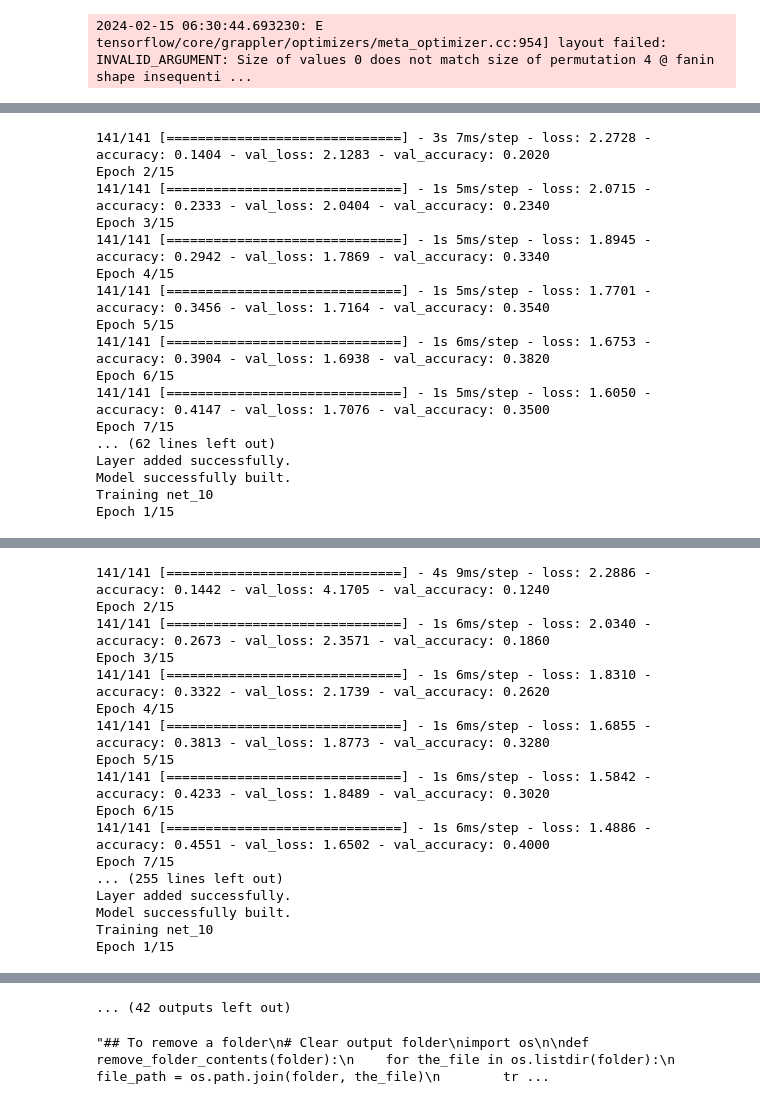
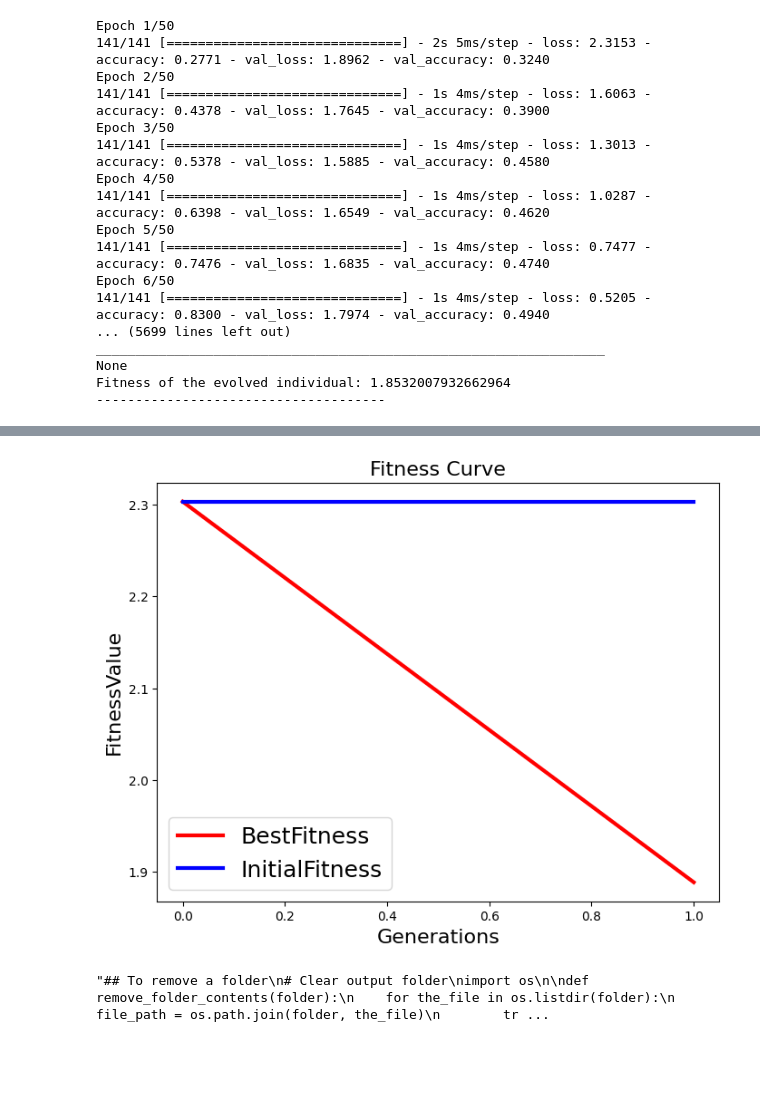
Before and after one commit to DevaSunder/Coding-works, a Jupyter notebook: vgg-1-trail-run.ipynb, the cells around one changed output, grey strips where cells are left out. Cells and saved outputs as stored; diff of their text form; code cells hidden in the pictures; blank space fills up the shorter version.

```diff
--- a/vgg-1-trail-run.ipynb
+++ b/vgg-1-trail-run.ipynb
@@ -1038,7 +1043,7 @@ def main():
         #batch_size = batch_size * strategy.num_replicas_in_sync
         batch_size = 32                       # the number of training examples in one forward/backward pass
         num_classes = 10                        # number of cifar-10 dataset classes
-        epochs =15                # number of forward and backward passes of all the training examples
+        epochs =50              # number of forward and backward passes of all the training examples
 
         '''
             dataset contains the hyper parameters for loading data and the dataset:
@@ -1062,7 +1067,7 @@ def main():
         optCNN = genetic_algorithm(num_population, num_generation, num_offspring, dataset)
 
         # plot the training and validation loss and accuracy
-        num_epoch = 15
+        num_epoch = 50
         model = optCNN.build_model()
         model.compile(optimizer='rmsprop', loss='categorical_crossentropy', metrics=['accuracy'])
         history = model.fit(dataset['x_train'],
@@ -1133 +1138,17 @@ Epoch 1/15
-2024-02-15 06:30:44.693230: E tensorflow/core/grappler/optimizers/meta_optimizer.cc:954] layout failed: INVALID_ARGUMENT: Size of values 0 does not match size of permutation 4 @ fanin shape insequenti ...
+Epoch 1/50
+141/141 [==============================] - 2s 5ms/step - loss: 2.3153 - accuracy: 0.2771 - val_loss: 1.8962 - val_accuracy: 0.3240
+Epoch 2/50
+141/141 [==============================] - 1s 4ms/step - loss: 1.6063 - accuracy: 0.4378 - val_loss: 1.7645 - val_accuracy: 0.3900
+Epoch 3/50
+141/141 [==============================] - 1s 4ms/step - loss: 1.3013 - accuracy: 0.5378 - val_loss: 1.5885 - val_accuracy: 0.4580
+Epoch 4/50
+141/141 [==============================] - 1s 4ms/step - loss: 1.0287 - accuracy: 0.6398 - val_loss: 1.6549 - val_accuracy: 0.4620
+Epoch 5/50
+141/141 [==============================] - 1s 4ms/step - loss: 0.7477 - accuracy: 0.7476 - val_loss: 1.6835 - val_accuracy: 0.4740
+Epoch 6/50
+141/141 [==============================] - 1s 4ms/step - loss: 0.5205 - accuracy: 0.8300 - val_loss: 1.7974 - val_accuracy: 0.4940
+... (5699 lines left out)
+_________________________________________________________________
+None
+Fitness of the evolved individual: 1.8532007932662964
+-------------------------------------
@@ -1187,17 +1154,0 @@ Epoch 1/15
-141/141 [==============================] - 3s 7ms/step - loss: 2.2728 - accuracy: 0.1404 - val_loss: 2.1283 - val_accuracy: 0.2020
-Epoch 2/15
-141/141 [==============================] - 1s 5ms/step - loss: 2.0715 - accuracy: 0.2333 - val_loss: 2.0404 - val_accuracy: 0.2340
-Epoch 3/15
-141/141 [==============================] - 1s 5ms/step - loss: 1.8945 - accuracy: 0.2942 - val_loss: 1.7869 - val_accuracy: 0.3340
-Epoch 4/15
-141/141 [==============================] - 1s 5ms/step - loss: 1.7701 - accuracy: 0.3456 - val_loss: 1.7164 - val_accuracy: 0.3540
-Epoch 5/15
-141/141 [==============================] - 1s 6ms/step - loss: 1.6753 - accuracy: 0.3904 - val_loss: 1.6938 - val_accuracy: 0.3820
-Epoch 6/15
-141/141 [==============================] - 1s 5ms/step - loss: 1.6050 - accuracy: 0.4147 - val_loss: 1.7076 - val_accuracy: 0.3500
-Epoch 7/15
-... (62 lines left out)
-Layer added successfully.
-Model successfully built.
-Training net_10
-Epoch 1/15
@@ -1205,17 +1154,0 @@ Epoch 1/15
-141/141 [==============================] - 4s 9ms/step - loss: 2.2886 - accuracy: 0.1442 - val_loss: 4.1705 - val_accuracy: 0.1240
-Epoch 2/15
-141/141 [==============================] - 1s 6ms/step - loss: 2.0340 - accuracy: 0.2673 - val_loss: 2.3571 - val_accuracy: 0.1860
-Epoch 3/15
-141/141 [==============================] - 1s 6ms/step - loss: 1.8310 - accuracy: 0.3322 - val_loss: 2.1739 - val_accuracy: 0.2620
-Epoch 4/15
-141/141 [==============================] - 1s 6ms/step - loss: 1.6855 - accuracy: 0.3813 - val_loss: 1.8773 - val_accuracy: 0.3280
-Epoch 5/15
-141/141 [==============================] - 1s 6ms/step - loss: 1.5842 - accuracy: 0.4233 - val_loss: 1.8489 - val_accuracy: 0.3020
-Epoch 6/15
-141/141 [==============================] - 1s 6ms/step - loss: 1.4886 - accuracy: 0.4551 - val_loss: 1.6502 - val_accuracy: 0.4000
-Epoch 7/15
-... (255 lines left out)
-Layer added successfully.
-Model successfully built.
-Training net_10
-Epoch 1/15
@@ -1223,4 +1155,4 @@ Epoch 1/15
-... (42 outputs left out)
+[figure, added]
 # %%
 """## To remove a folder
 # Clear output folder
```
Also changed, not shown: parts of 2 cells of this notebook.
